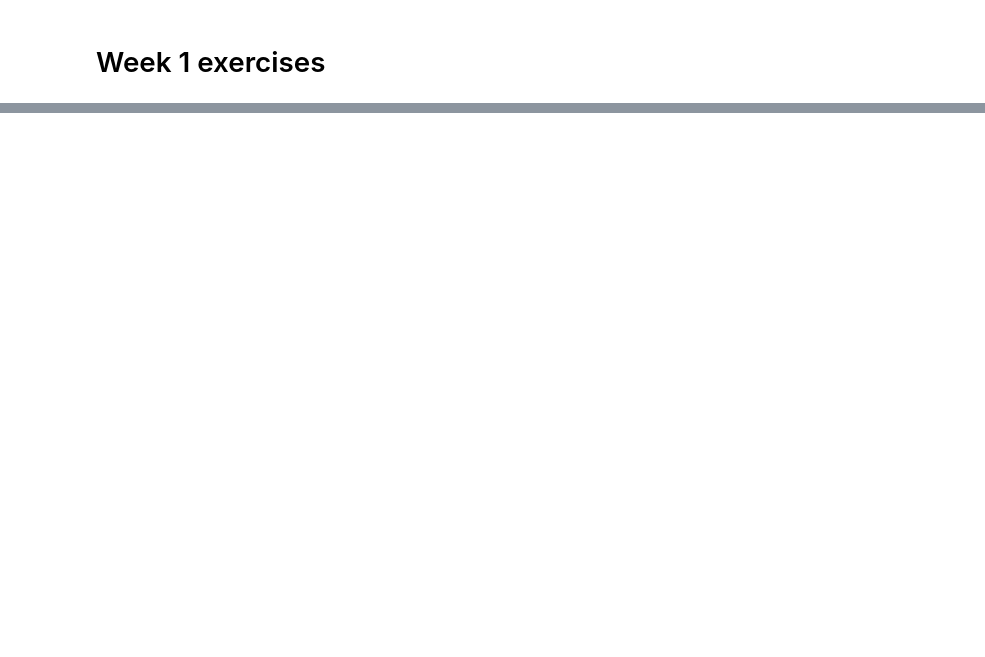
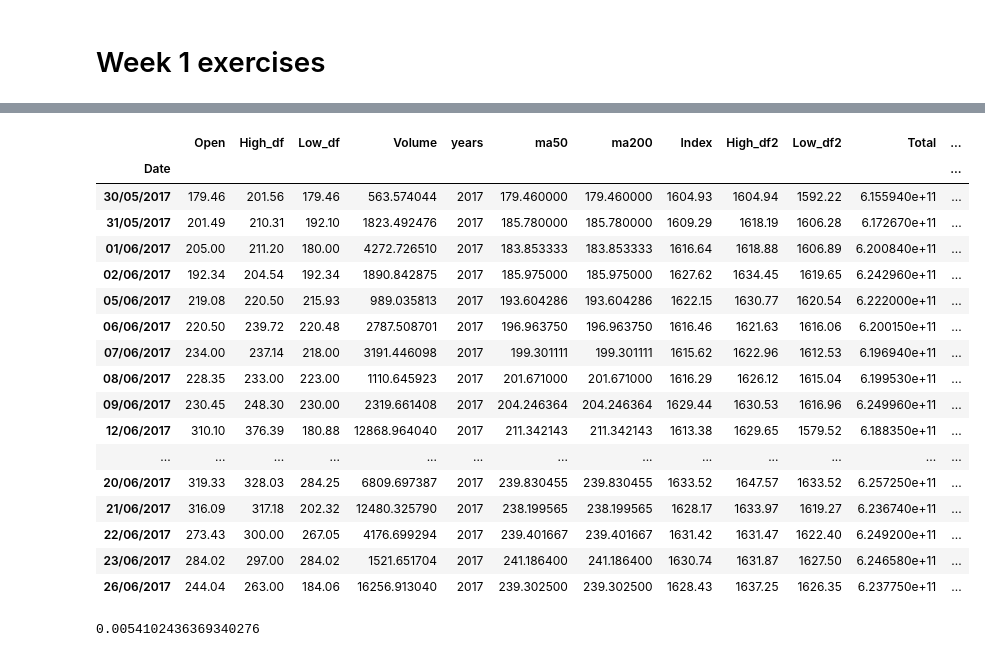
Before and after one commit to EirikurJonsson/dsFintech, a Jupyter notebook: week1.ipynb, the cells around one changed output, grey strips where cells are left out. Cells and saved outputs as stored; diff of their text form; code cells hidden in the pictures; blank space fills up the shorter version.

```diff
--- a/week1.ipynb
+++ b/week1.ipynb
@@ -148,0 +140,2 @@ plt.show()
+# %%
+df3 = df.join(df2, lsuffix = "_df", rsuffix = "_df2")
@@ -148,0 +150,25 @@ plt.show()
+# %%
+df4 = df3.dropna()
+# %% [output]
+|  | Open | High_df | Low_df | Volume | years | ma50 | ma200 | Index | High_df2 | Low_df2 | Total | ... |
+| Date |  |  |  |  |  |  |  |  |  |  |  | ... |
+| 30/05/2017 | 179.46 | 201.56 | 179.46 | 563.574044 | 2017 | 179.460000 | 179.460000 | 1604.93 | 1604.94 | 1592.22 | 6.155940e+11 | ... |
+| 31/05/2017 | 201.49 | 210.31 | 192.10 | 1823.492476 | 2017 | 185.780000 | 185.780000 | 1609.29 | 1618.19 | 1606.28 | 6.172670e+11 | ... |
+| 01/06/2017 | 205.00 | 211.20 | 180.00 | 4272.726510 | 2017 | 183.853333 | 183.853333 | 1616.64 | 1618.88 | 1606.89 | 6.200840e+11 | ... |
+| 02/06/2017 | 192.34 | 204.54 | 192.34 | 1890.842875 | 2017 | 185.975000 | 185.975000 | 1627.62 | 1634.45 | 1619.65 | 6.242960e+11 | ... |
+| 05/06/2017 | 219.08 | 220.50 | 215.93 | 989.035813 | 2017 | 193.604286 | 193.604286 | 1622.15 | 1630.77 | 1620.54 | 6.222000e+11 | ... |
+| 06/06/2017 | 220.50 | 239.72 | 220.48 | 2787.508701 | 2017 | 196.963750 | 196.963750 | 1616.46 | 1621.63 | 1616.06 | 6.200150e+11 | ... |
+| 07/06/2017 | 234.00 | 237.14 | 218.00 | 3191.446098 | 2017 | 199.301111 | 199.301111 | 1615.62 | 1622.96 | 1612.53 | 6.196940e+11 | ... |
+| 08/06/2017 | 228.35 | 233.00 | 223.00 | 1110.645923 | 2017 | 201.671000 | 201.671000 | 1616.29 | 1626.12 | 1615.04 | 6.199530e+11 | ... |
+| 09/06/2017 | 230.45 | 248.30 | 230.00 | 2319.661408 | 2017 | 204.246364 | 204.246364 | 1629.44 | 1630.53 | 1616.96 | 6.249960e+11 | ... |
+| 12/06/2017 | 310.10 | 376.39 | 180.88 | 12868.964040 | 2017 | 211.342143 | 211.342143 | 1613.38 | 1629.65 | 1579.52 | 6.188350e+11 | ... |
+| ... | ... | ... | ... | ... | ... | ... | ... | ... | ... | ... | ... | ... |
+| 20/06/2017 | 319.33 | 328.03 | 284.25 | 6809.697387 | 2017 | 239.830455 | 239.830455 | 1633.52 | 1647.57 | 1633.52 | 6.257250e+11 | ... |
+| 21/06/2017 | 316.09 | 317.18 | 202.32 | 12480.325790 | 2017 | 238.199565 | 238.199565 | 1628.17 | 1633.97 | 1619.27 | 6.236740e+11 | ... |
+| 22/06/2017 | 273.43 | 300.00 | 267.05 | 4176.699294 | 2017 | 239.401667 | 239.401667 | 1631.42 | 1631.47 | 1622.40 | 6.249200e+11 | ... |
+| 23/06/2017 | 284.02 | 297.00 | 284.02 | 1521.651704 | 2017 | 241.186400 | 241.186400 | 1630.74 | 1631.87 | 1627.50 | 6.246580e+11 | ... |
+| 26/06/2017 | 244.04 | 263.00 | 184.06 | 16256.913040 | 2017 | 239.302500 | 239.302500 | 1628.43 | 1637.25 | 1626.35 | 6.237750e+11 | ... |
+# %%
+df4["Low_df"].corr(df4["Low_df2"])
+# %% [output]
+0.0054102436369340276
```
Also changed, not shown: parts of 11 cells of this notebook.
